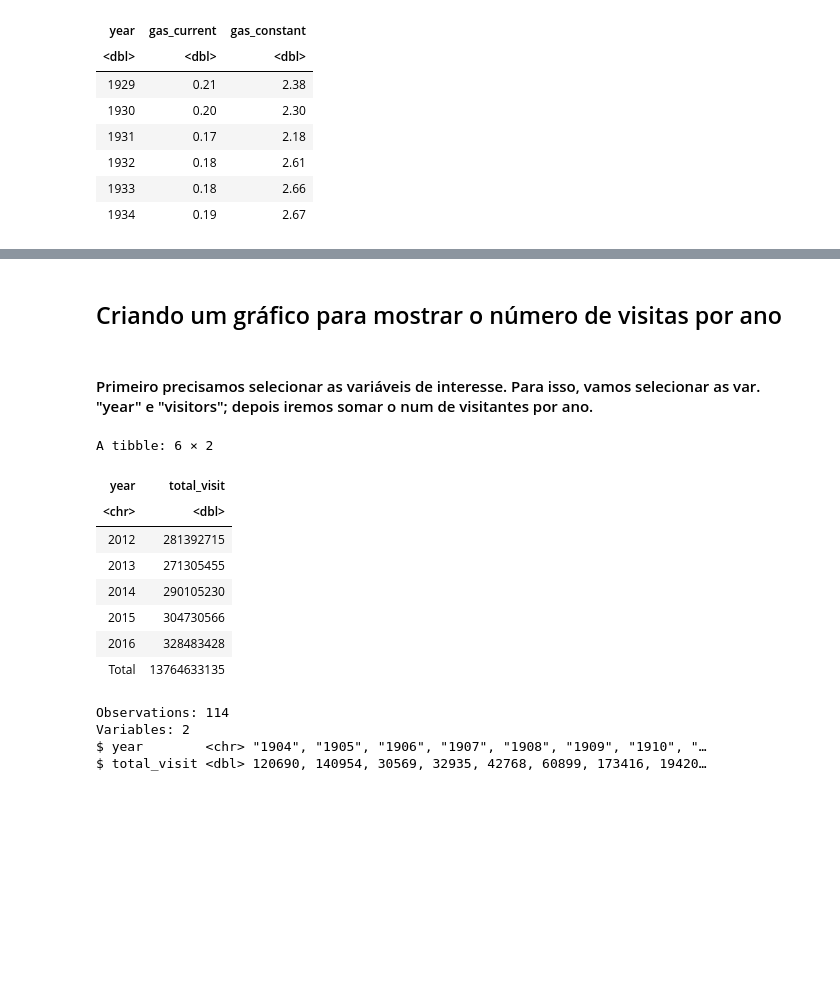
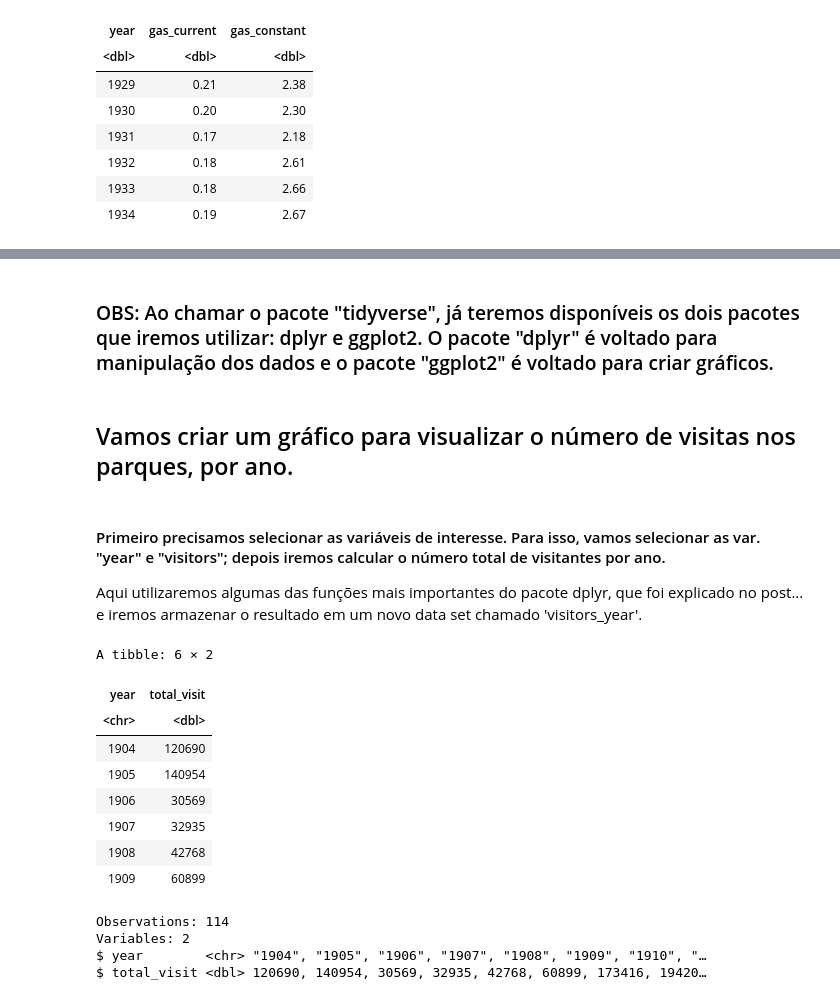
Before and after one commit to Larissa1292/challenge_national_parks, a Jupyter notebook: national_parks.ipynb, the cells around one changed output, grey strips where cells are left out. Drawn from its saved outputs; the diff is of its cells as text; code cells hidden in the pictures; blank space fills up the shorter version.

```diff
--- a/national_parks.ipynb
+++ b/national_parks.ipynb
@@ -93,6 +134,10 @@ The following object is masked from ‘package:readr’:
+# %% [markdown]
+### OBS: Ao chamar o pacote "tidyverse", já teremos disponíveis os dois pacotes que iremos utilizar: dplyr e ggplot2. O pacote "dplyr" é voltado para manipulação dos dados e o pacote "ggplot2" é voltado para criar gráficos.
 # %% [markdown]
-## Criando um gráfico para mostrar o número de visitas por ano
+## Vamos criar um gráfico para visualizar o número de visitas nos parques, por ano.
 # %% [markdown]
-#### Primeiro precisamos selecionar as variáveis de interesse. Para isso, vamos selecionar as var. "year" e "visitors"; depois iremos somar o num de visitantes por ano.
+#### Primeiro precisamos selecionar as variáveis de interesse. Para isso, vamos selecionar as var. "year" e "visitors"; depois iremos calcular o número total de visitantes por ano.
+
+Aqui utilizaremos algumas das funções mais importantes do pacote dplyr, que foi explicado no post... e iremos armazenar o resultado em um novo data set chamado 'visitors_year'.
 # %%
 visitors_year <- park_visits %>%
@@ -102,15 +147,15 @@ visitors_year <- park_visits %>%
 # %%
-tail(visitors_year)
+head(visitors_year)
 # %% [output]
 A tibble: 6 × 2
 | year | total_visit |
 | <chr> | <dbl> |
-| 2012 | 281392715 |
-| 2013 | 271305455 |
-| 2014 | 290105230 |
-| 2015 | 304730566 |
-| 2016 | 328483428 |
-| Total | 13764633135 |
+| 1904 | 120690 |
+| 1905 | 140954 |
+| 1906 | 30569 |
+| 1907 | 32935 |
+| 1908 | 42768 |
+| 1909 | 60899 |
 # %%
 glimpse(visitors_year) #visualizando o tipo das variáveis
 # %% [output]
```
Also changed, not shown: parts of 32 cells of this notebook.
